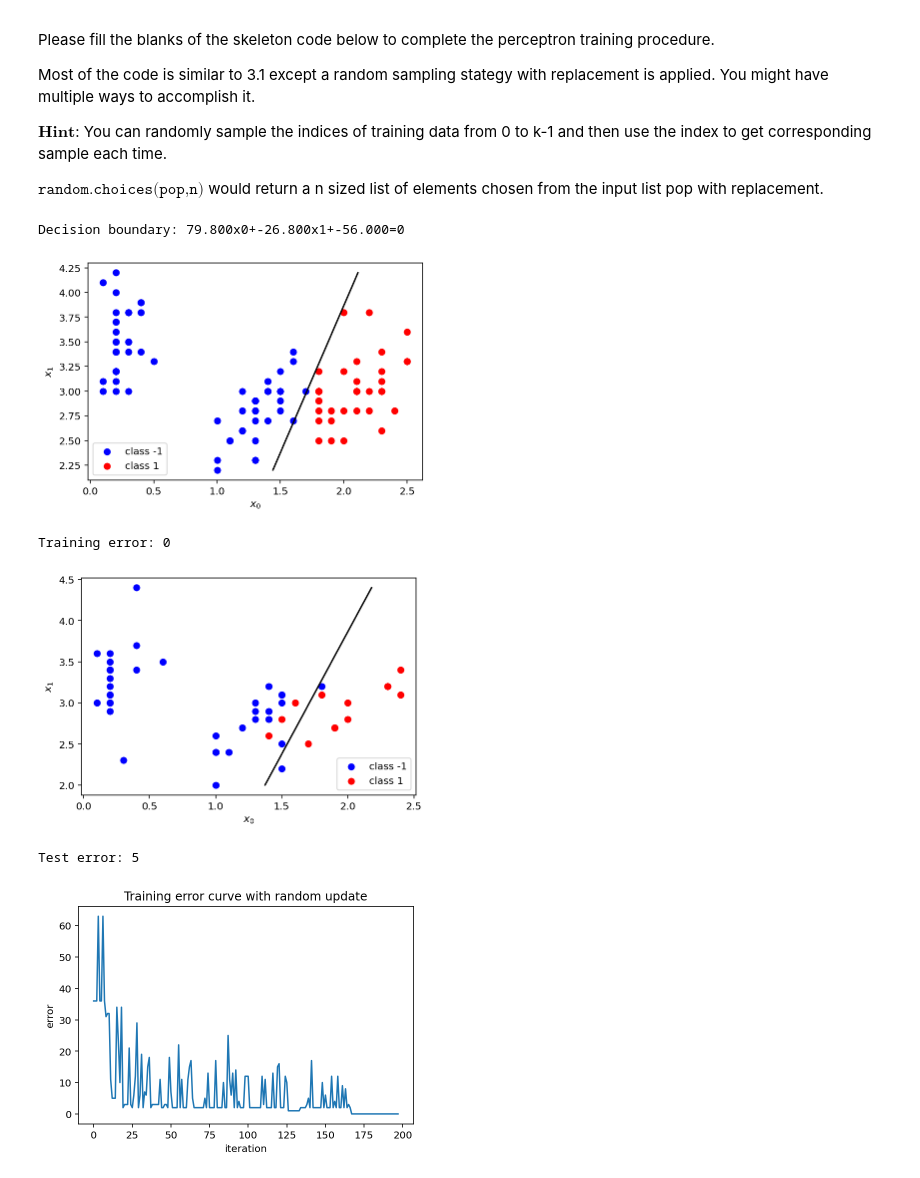
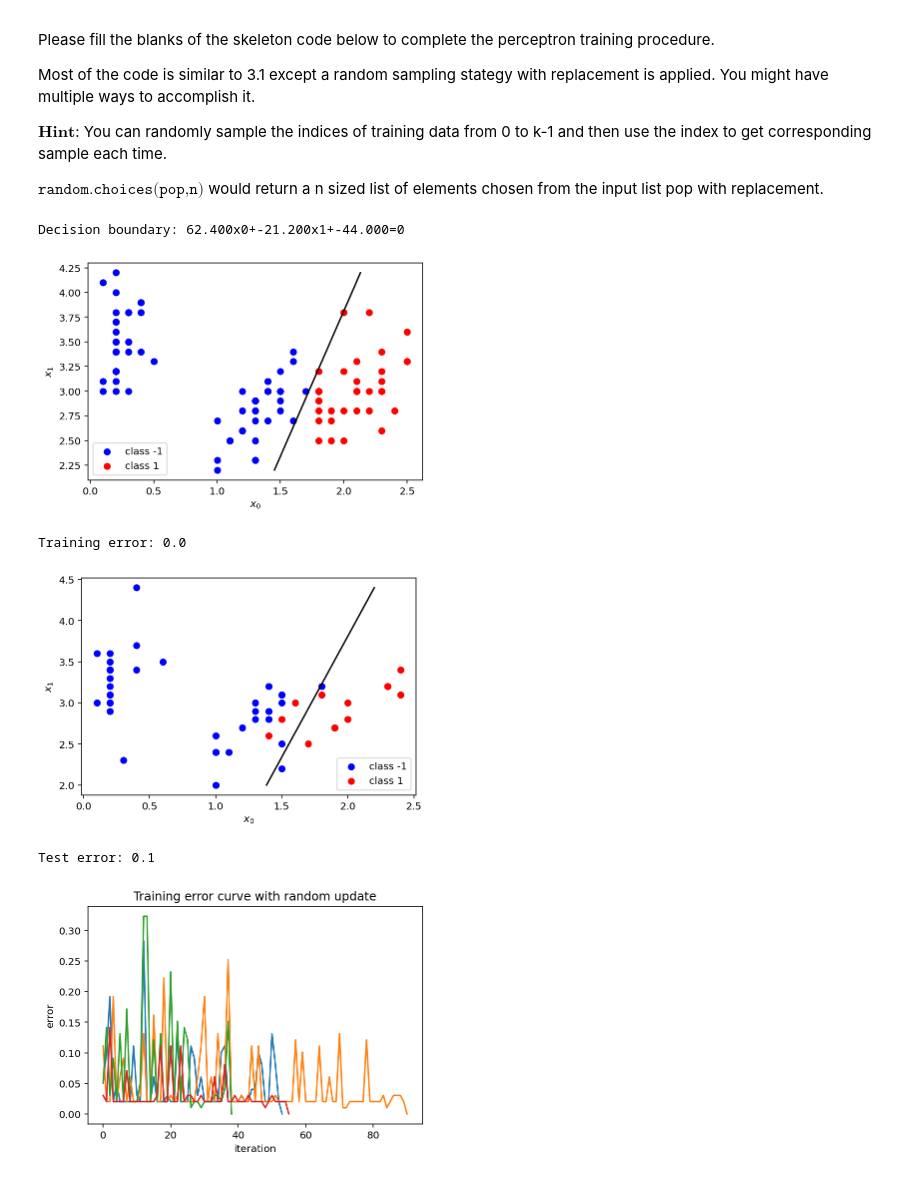
Before and after one commit to t7bui/CNN_Image_Classification, a Jupyter notebook: COGS181_WI2023__HW2/COGS181_WI2023__HW2/perceptron.ipynb, the cells around one changed output. Drawn from its saved outputs; the diff is of its cells as text; code cells hidden in the pictures.

Commit message:
fix and add to make te code correct

```diff
--- a/COGS181_WI2023__HW2/COGS181_WI2023__HW2/perceptron.ipynb
+++ b/COGS181_WI2023__HW2/COGS181_WI2023__HW2/perceptron.ipynb
@@ -122,18 +122,20 @@ def f_perceptron(x, W, b):
     # b should be a scalar.
     # you should return a scalar which is -1 or 1.
     res = W.dot(x) + b
-    return 1 if res > 0 else -1
+    return 1 if res >= 0 else -1
 
 
 # Calculate error given feature vectors X and labels Y.
 def calc_error(X, Y, W, b):
     error = 0
+    n = len(X)
     # Hint: Use judge() and f_perceptron()
     for (xi, yi) in zip(X, Y):
         yi_pred = f_perceptron(xi, W, b)
         # if yi == yi_pred => error = 0 (in this case -1)
         # else => error = -(1/2)(yi - yi_pred)xi
         error += judge(yi_pred, yi)
+    error = 1.0 * error/n
     return error
 # %%
 # Some settings.
@@ -194,27 +194,32 @@ $\textbf{Hint}$:  You can randomly sample the indices of training data from 0 to
 $\texttt{random.choices(pop,n)}$ would return a n sized list of elements chosen from the input list pop with replacement.
 # %%
 # Some settings.
-errors_random = []           # Error history.
+errors_random_list = []           # Error history.
 lam    = 1                   # Lambda which controls the step size.
-# Initialization.
-W      = np.zeros(2)  # Weight.
-b      = 0.0          # Bias.
-k      = X_train.shape[0]
 
-# Perceptron learning algorithm.
-while calc_error(X_train, Y_train, W, b) > 0:
-    for i in range(k):
-        for xi, yi in random.choices(list(zip(X_train, Y_train)), k=i):
-            yi_pred = f_perceptron(xi, W, b)
-            # - If correct, continue.
-            # - If not, update (W, b)
-            if judge(yi, yi_pred) == 0:
+
+
+for i in range(3):
+    # Initialization.
+    W      = np.zeros(2)  # Weight.
+    b      = 0.0          # Bias.
+    k      = X_train.shape[0]
+    # Perceptron learning algorithm.
+    errors_random = []
+
+    while calc_error(X_train, Y_train, W, b) > 0:
+        indices = random.choices(range(len(X_train)), k=len(X_train))   # Randomly select indices
+        for i in range(k):
+            xi, yi = X_train[indices[i]], Y_train[indices[i]]           # Choose batches according to indices
+            yi_pred = f_perceptron(xi, W, b)        # Compute model prediction
+            if judge(yi, yi_pred) == 0:             # - If correct, continue.
                 continue
             else:
-                W = W + lam * (yi - yi_pred)*xi
+                W = W + lam * (yi - yi_pred)*xi     # - If not, update (W, b)
                 b = b + lam * (yi - yi_pred)
         # Track training errors.
         errors_random.append(calc_error(X_train, Y_train, W, b))
+    errors_random_list.append(errors_random)
 # %%
 # Show decision boundary, training error and test error.
 print('Decision boundary: {:.3f}x0+{:.3f}x1+{:.3f}=0'.format(W[0],W[1],b))
@@ -223,17 +228,20 @@ print('Training error: {}'.format(calc_error(X_train, Y_train, W, b)))
 vis(X_test, Y_test, W, b)
 print('Test error: {}'.format(calc_error(X_test, Y_test, W, b)))
 # %% [output]
-Decision boundary: 79.800x0+-26.800x1+-56.000=0
+Decision boundary: 62.400x0+-21.200x1+-44.000=0
 [figure]
-Training error: 0
+Training error: 0.0
 [figure]
-Test error: 5
+Test error: 0.1
 # %%
 # Plot training error curve.
 plt.title('Training error curve with random update')
-plt.plot(errors_random)
+plt.plot(errors_random_list[0])
+plt.plot(errors_random_list[1])
+plt.plot(errors_random_list[2])
+plt.plot(errors)
 plt.xlabel('iteration')
 plt.ylabel('error')
 plt.show()
 # %% [output]
-[figure, old version]
+[figure, new version]
```
Also changed, not shown: parts of 3 cells of this notebook.
